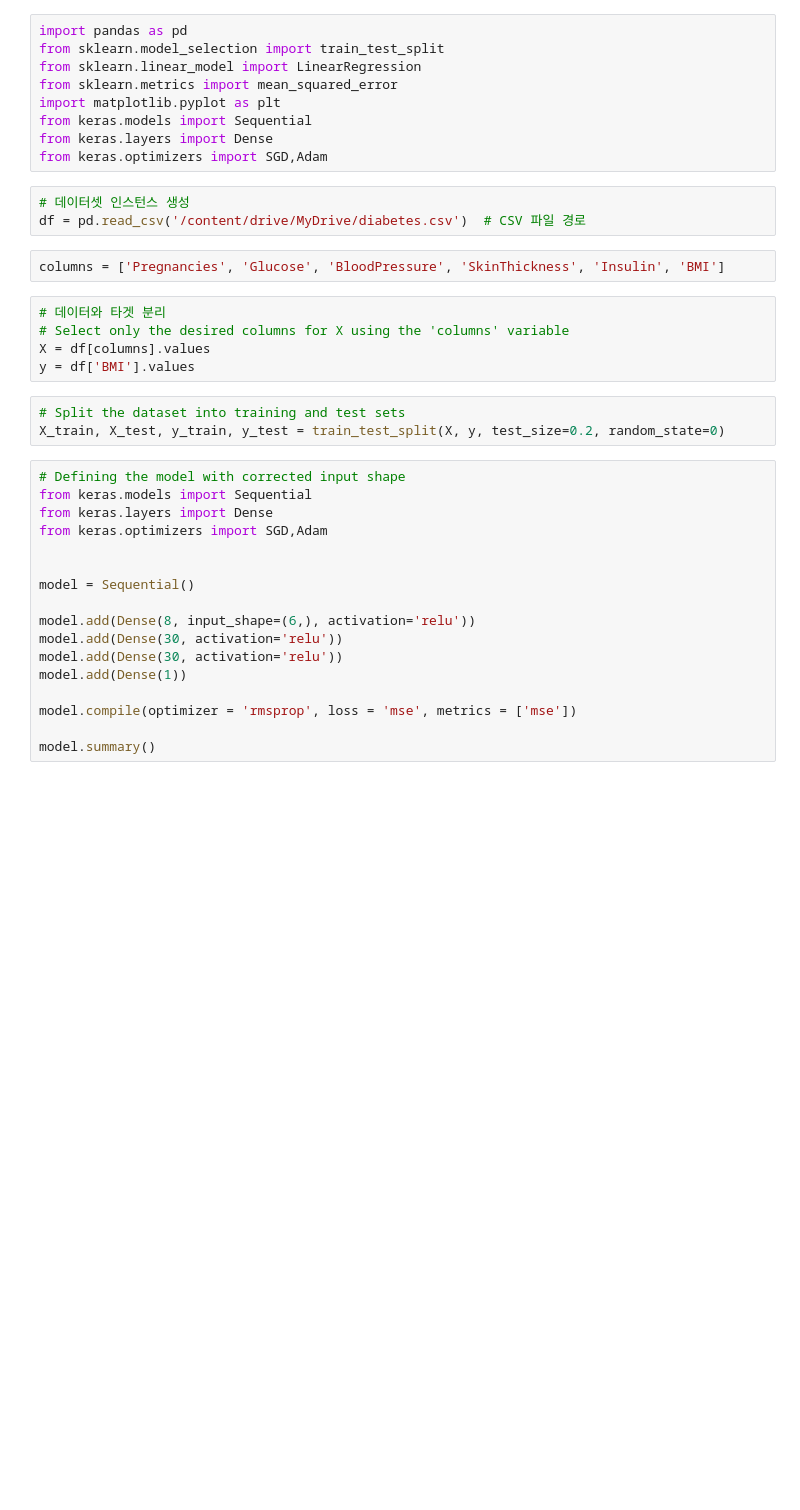
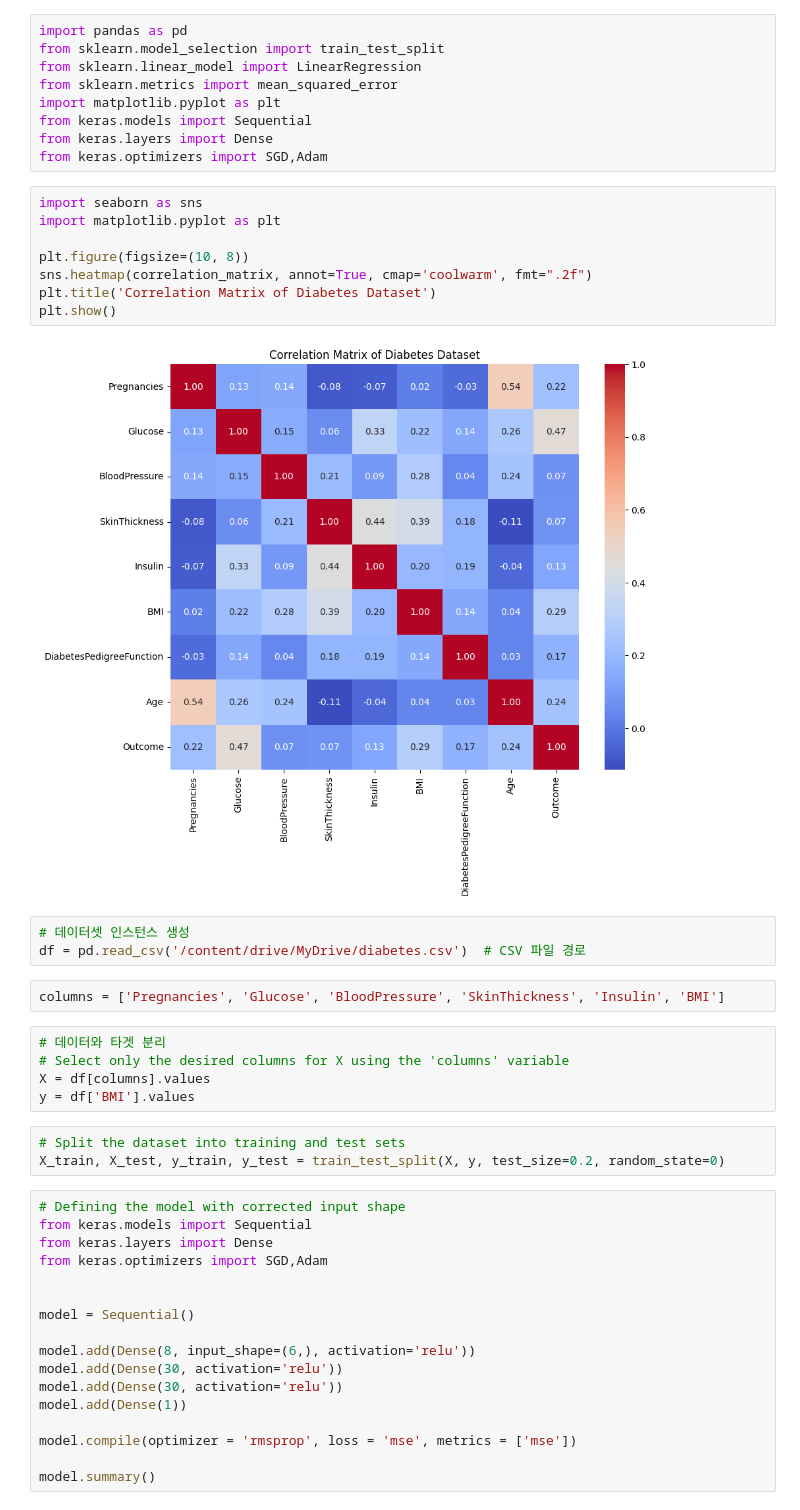
Before and after one commit to roylala112/machinelearningclass, a Jupyter notebook: 9월 30일 수업/bmi_Regression.ipynb, the cells around one changed output. Drawn from its saved outputs; the diff is of its cells as text; blank space fills up the shorter version.

```diff
--- a/9월 30일 수업/bmi_Regression.ipynb
+++ b/9월 30일 수업/bmi_Regression.ipynb
@@ -7,6 +7,16 @@ import matplotlib.pyplot as plt
 from keras.models import Sequential
 from keras.layers import Dense
 from keras.optimizers import SGD,Adam
+# %%
+import seaborn as sns
+import matplotlib.pyplot as plt
+
+plt.figure(figsize=(10, 8))
+sns.heatmap(correlation_matrix, annot=True, cmap='coolwarm', fmt=".2f")
+plt.title('Correlation Matrix of Diabetes Dataset')
+plt.show()
+# %% [output]
+[figure, added]
 # %%
 # 데이터셋 인스턴스 생성
 df = pd.read_csv('/content/drive/MyDrive/diabetes.csv')  # CSV 파일 경로
```
Also changed, not shown: parts of 4 cells of this notebook.
